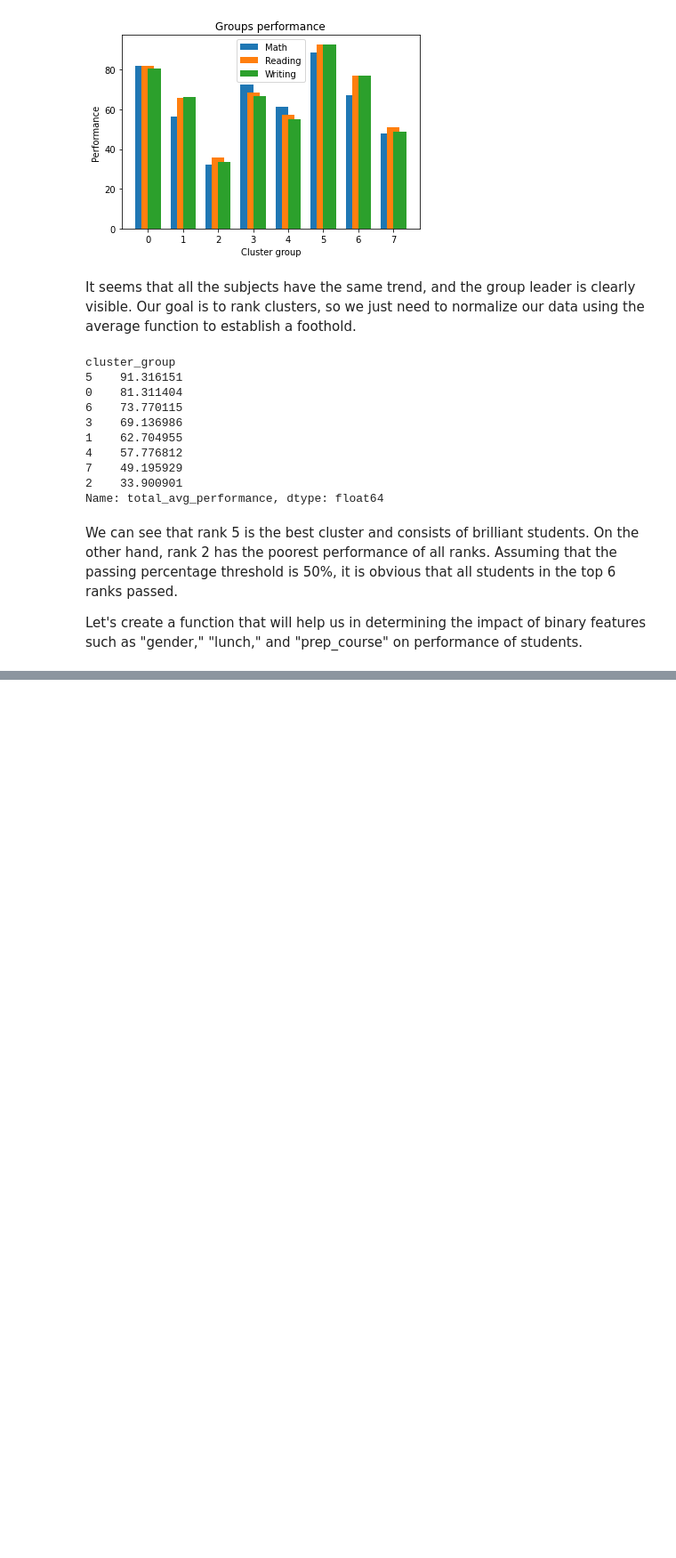
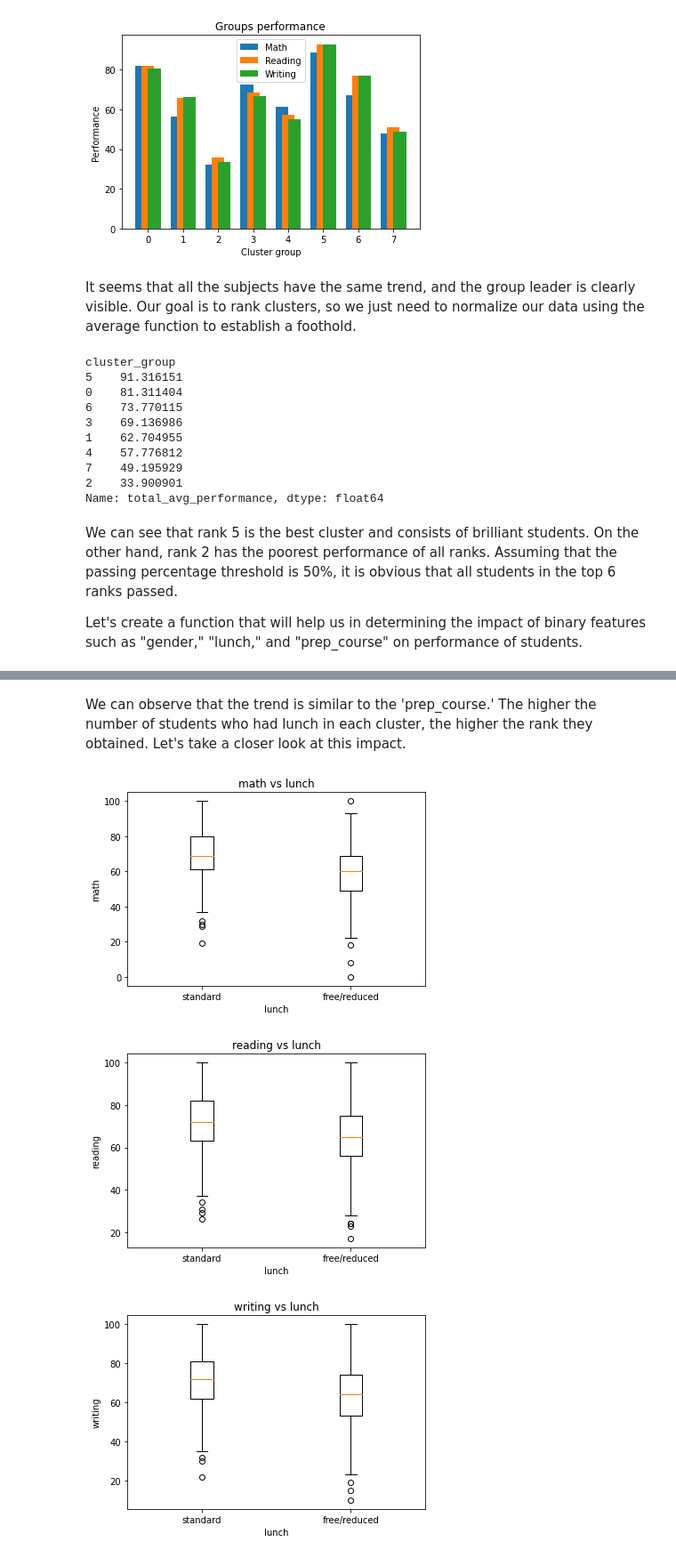
Before and after one commit to Przemyslaw11/Students_Performance_Analysis, a Jupyter notebook: analysis.ipynb, the cells around one changed output, grey strips where cells are left out. Shown at 89% size. Drawn from its saved outputs; the diff is of its cells as text; code cells hidden in the pictures; blank space fills up the shorter version.

```diff
--- a/analysis.ipynb
+++ b/analysis.ipynb
@@ -218,0 +233,16 @@ def plot_bar_chart(column):
+# %% [markdown]
+We can observe that the trend is similar to the 'prep_course.' The higher the number of students who had lunch in each cluster, the higher the rank they obtained. Let's take a closer look at this impact.
+# %%
+for item in score_df.columns[5:8]:
+    plt.figure()
+    plt.boxplot([score_df.loc[score_df["lunch"] == lunch_type, item] for lunch_type in score_df["lunch"].unique()],
+                labels=score_df["lunch"].unique())
+
+    plt.title(f"{item} vs lunch")
+    plt.xlabel("lunch")
+    plt.ylabel(item)
+    plt.show()
+# %% [output]
+[figure, added]
+[figure, added]
+[figure, added]
```
Also changed, not shown: parts of 6 cells of this notebook.
